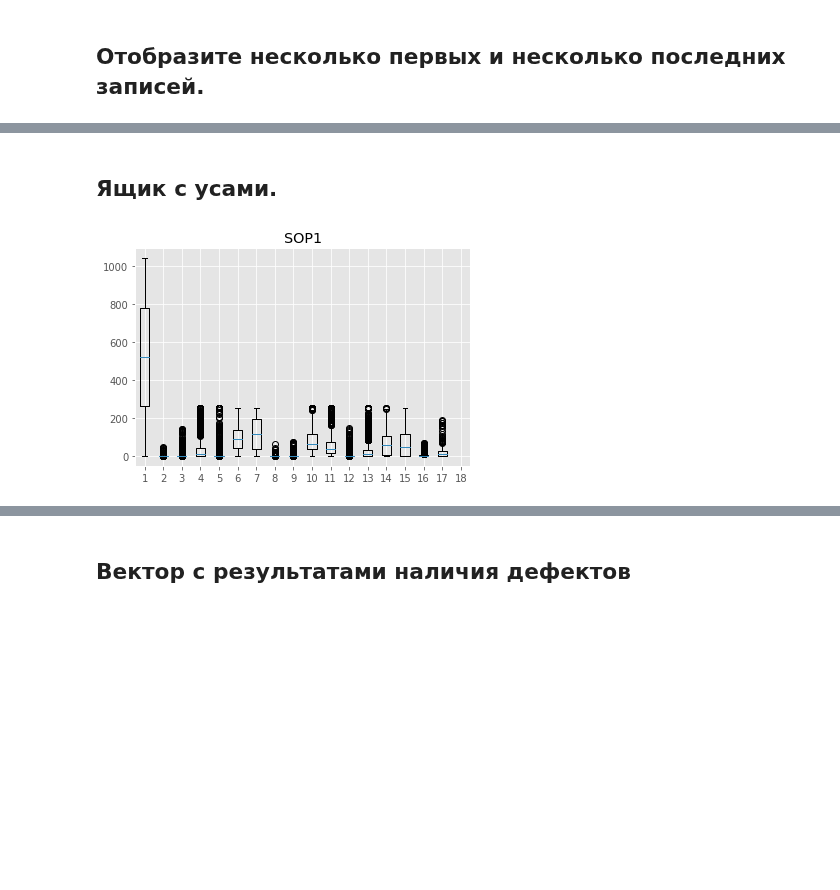
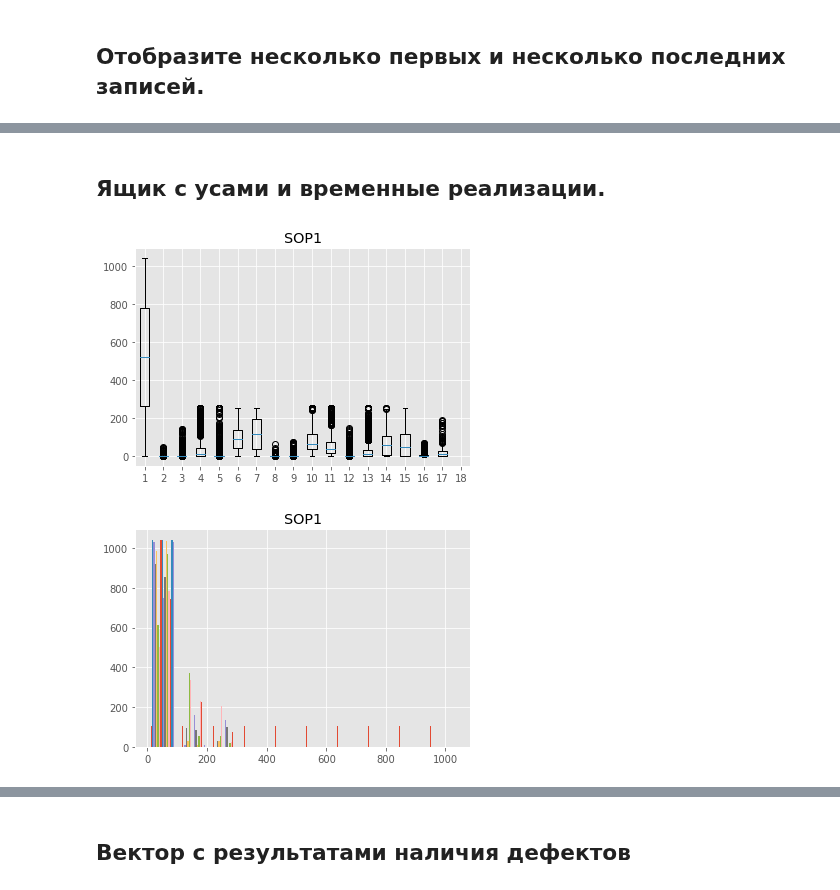
Before and after one commit to Teosof/mlearning, a Jupyter notebook: lab6/Liskunov_Roman_lab6.ipynb, the cells around one changed output, grey strips where cells are left out. Cells and saved outputs as stored; diff of their text form; code cells hidden in the pictures; blank space fills up the shorter version.

```diff
--- a/lab6/Liskunov_Roman_lab6.ipynb
+++ b/lab6/Liskunov_Roman_lab6.ipynb
@@ -125,12 +216,20 @@ printer(target3)
 # %% [markdown]
-##  Ящик с усами.
+##  Ящик с усами и временные реализации.
 # %%
 def box(variable: DataFrame) -> None:
     fig, ax = plt.subplots()
     ax.set_title(f"{variable.name}")
     ax.boxplot(variable)
+
+
+def hist(variable: DataFrame) -> None:
+    fig, ax = plt.subplots()
+    ax.set_title(f"{variable.name}")
+    ax.hist(variable)
 # %%
-box(sop1);
+box(sop1)
+hist(sop1);
 # %% [output]
 [figure]
+[figure, added]
 # %%
```
Also changed, not shown: parts of 33 cells of this notebook.
